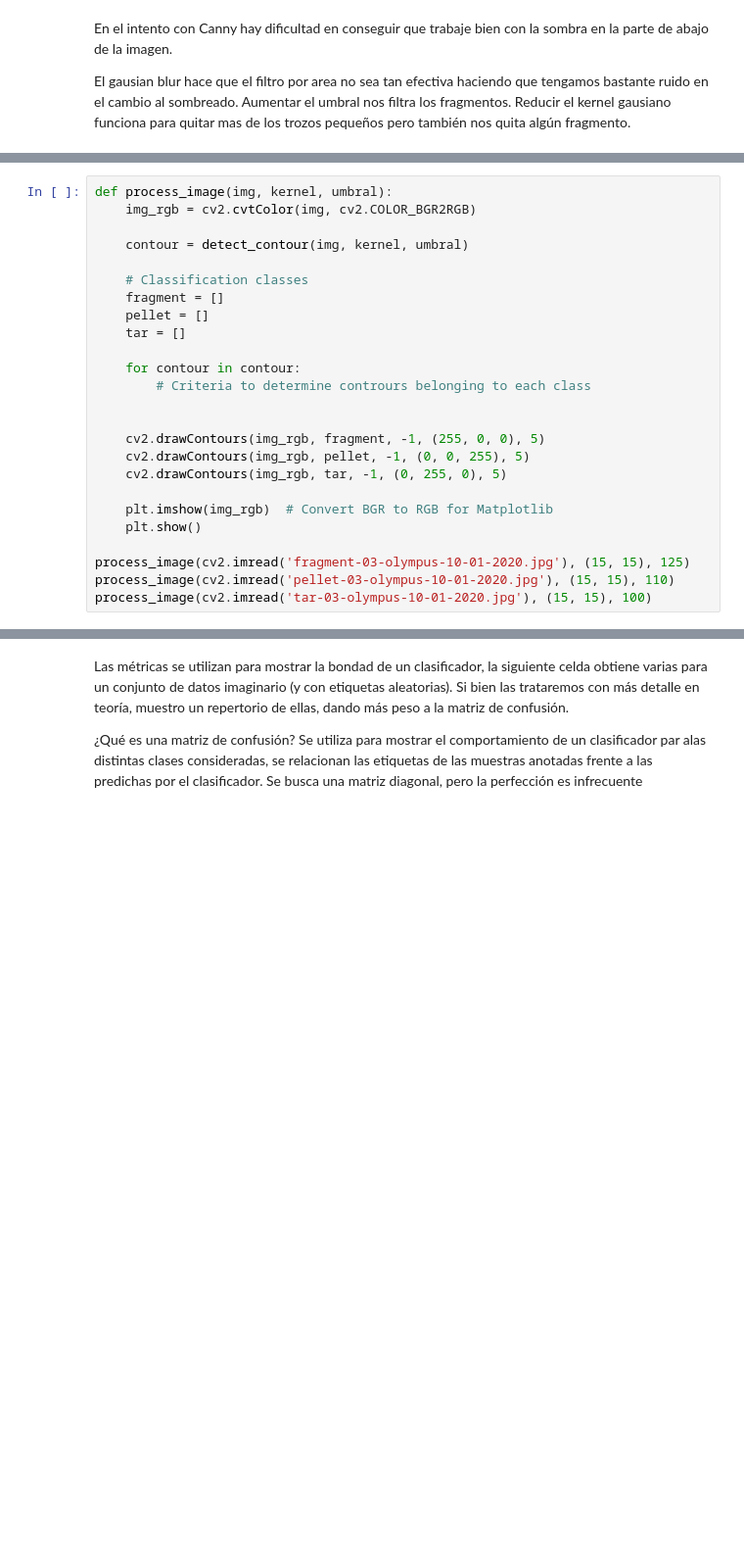
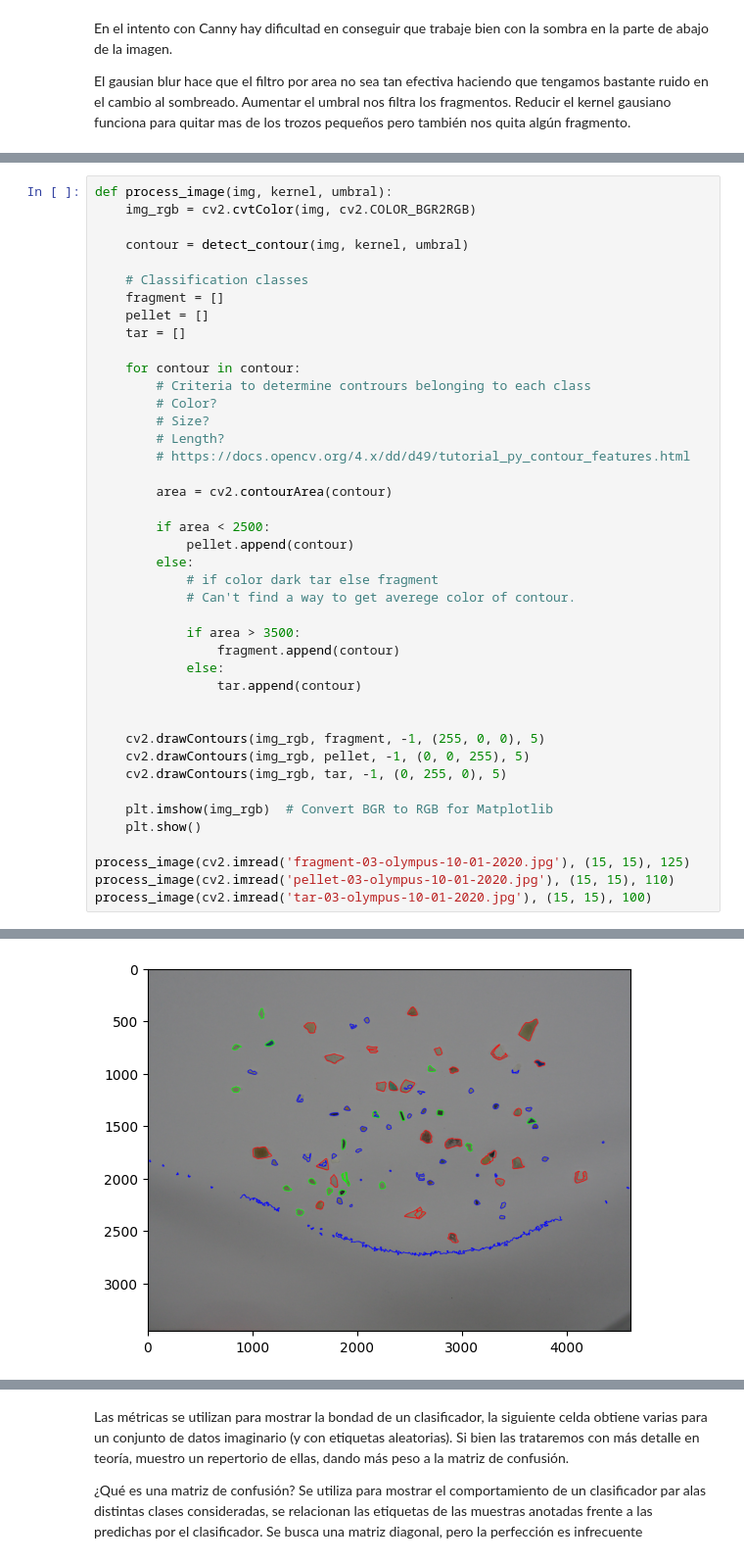
Before and after one commit to o-love/VC_P3, a Jupyter notebook: VC_P3.ipynb, the cells around one changed output, grey strips where cells are left out. Shown at 98% size. Saved outputs shown, nothing was run; the diff lists cells and outputs as text; blank space fills up the shorter version.

```diff
--- a/VC_P3.ipynb
+++ b/VC_P3.ipynb
@@ -283,6 +265,23 @@ def process_image(img, kernel, umbral):
 
     for contour in contour:
         # Criteria to determine contrours belonging to each class
+        # Color?
+        # Size?
+        # Length?
+        # https://docs.opencv.org/4.x/dd/d49/tutorial_py_contour_features.html
+
+        area = cv2.contourArea(contour)
+
+        if area < 2500:
+            pellet.append(contour)
+        else:
+            # if color dark tar else fragment
+            # Can't find a way to get averege color of contour.
+
+            if area > 3500:
+                fragment.append(contour)
+            else:
+                tar.append(contour)
 
 
     cv2.drawContours(img_rgb, fragment, -1, (255, 0, 0), 5)
@@ -295,3 +294,4 @@ def process_image(img, kernel, umbral):
 process_image(cv2.imread('fragment-03-olympus-10-01-2020.jpg'), (15, 15), 125)
 process_image(cv2.imread('pellet-03-olympus-10-01-2020.jpg'), (15, 15), 110)
 process_image(cv2.imread('tar-03-olympus-10-01-2020.jpg'), (15, 15), 100)
+# %% [output]
@@ -297,0 +300 @@ process_image(cv2.imread('tar-03-olympus-10-01-2020.jpg'), (15, 15), 100)
+[figure, added]
```
Also changed, not shown: parts of 3 cells of this notebook.
